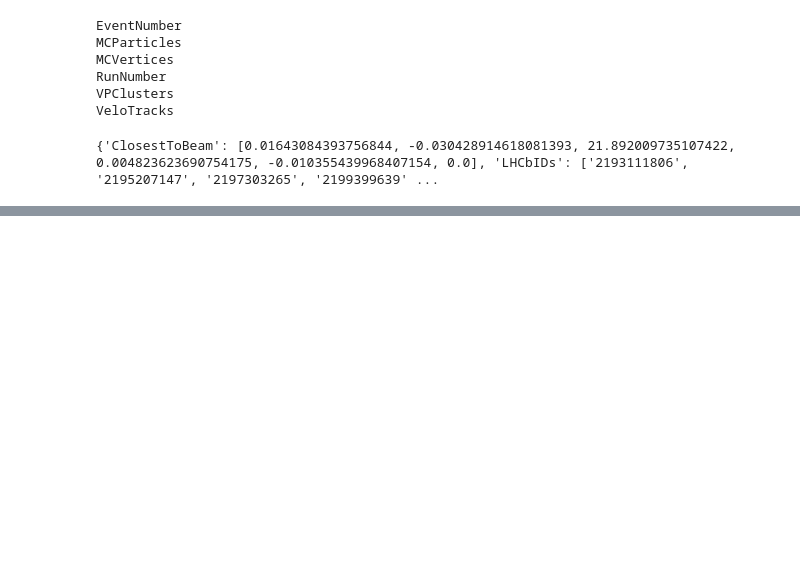
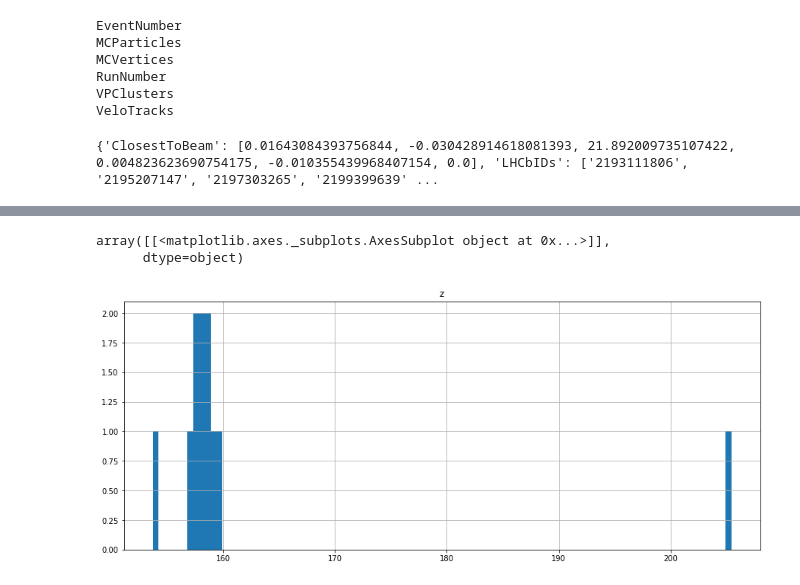
Before and after one commit to petruccs/rapid2018, a Jupyter notebook: Track PV Association example.ipynb, the cells around one changed output, grey strips where cells are left out. Drawn from its saved outputs; the diff is of its cells as text; code cells hidden in the pictures; blank space fills up the shorter version.

Commit message:
Added LHCbID count

```diff
--- a/Track PV Association example.ipynb
+++ b/Track PV Association example.ipynb
@@ -5,7 +5,7 @@ from pprint import pprint
 import numpy as np
 import pandas as pd
 %matplotlib inline
-plt.rcParams['figure.figsize'] = (10, 6)
+plt.rcParams['figure.figsize'] = (15, 6)
 # %%
 jdata = json.load(open('data/train/RapidVPData_6918609_693027.json'))
 for key in jdata:
@@ -42,0 +45,10 @@ print(vs, getPVParams(vs, mcps, mcvs))
+# %%
+ctbs = []
+for  l in VeloTracks.values():
+    pvps = getPVParams(l, mcps, mcvs)
+    if pvps != None:
+        ctbs.append(l['ClosestToBeam'] + list(pvps) + [len(l['LHCbIDs'])])
+
+
+df = pd.DataFrame.from_records(ctbs, columns=['x', 'y', 'z', 'tx', 'ty', 'qp', 'pvx', 'pvy', 'pvz', 'pvid', 'LHCbIDCount'])
+df
@@ -42,0 +87,6 @@ print(vs, getPVParams(vs, mcps, mcvs))
+# %%
+df[ (df.pvid == '5') & (df.LHCbIDCount > 9) ].hist('z', bins=100)
+# %% [output]
+array([[<matplotlib.axes._subplots.AxesSubplot object at 0x...>]],
+      dtype=object)
+[figure, added]
```
Also changed, not shown: parts of 3 cells of this notebook.
